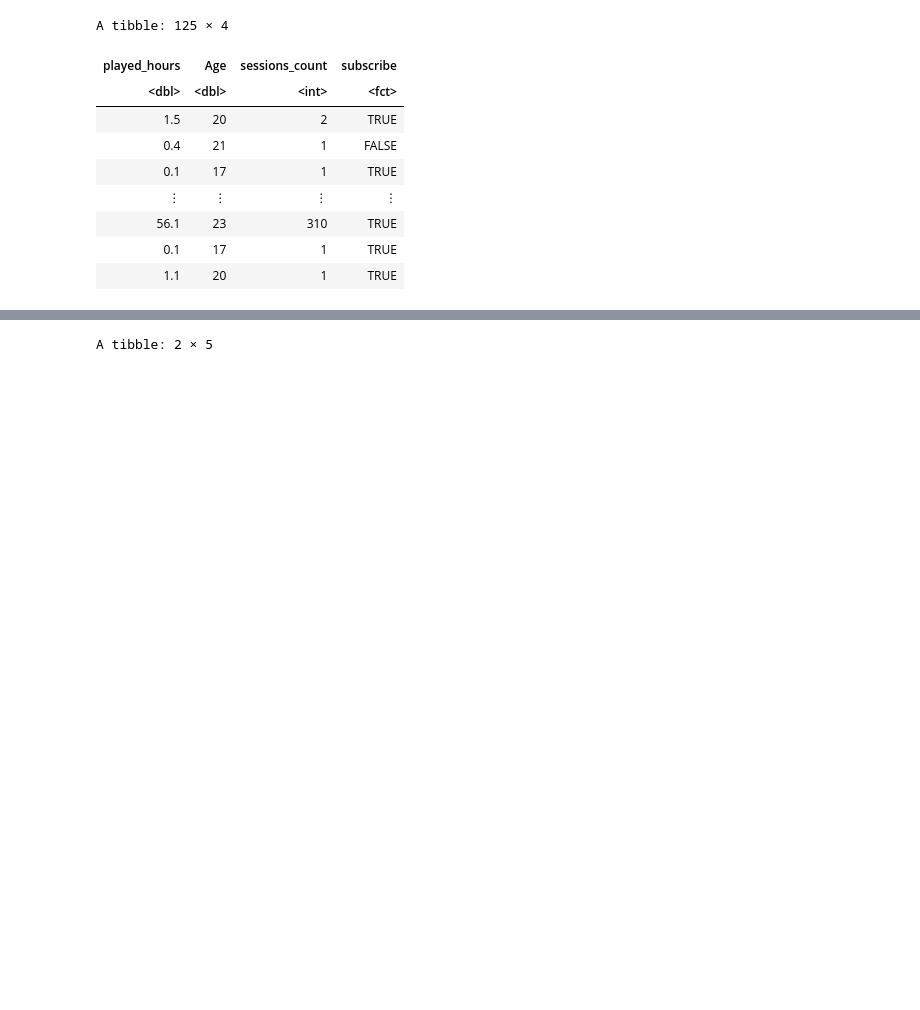
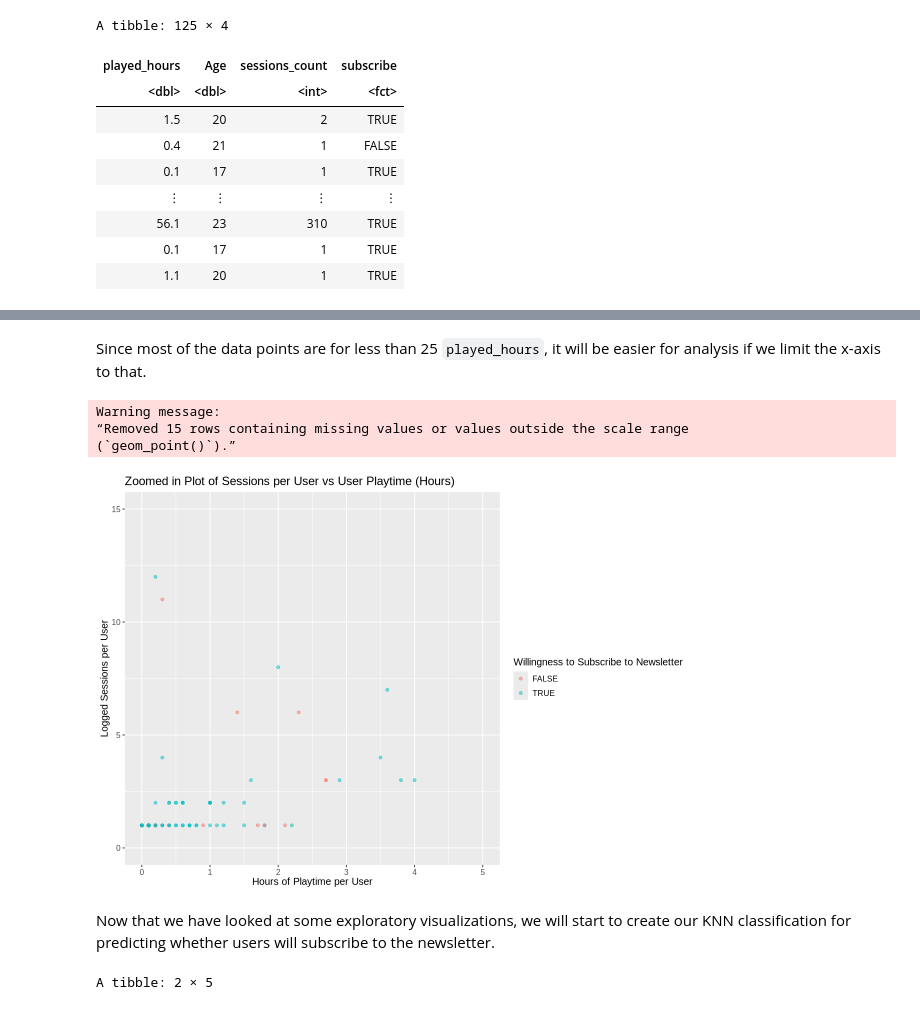
Before and after one commit to acay05/dsci-100-2025W2-006-group4, a Jupyter notebook: Final_Project_Group4.ipynb, the cells around one changed output, grey strips where cells are left out. Saved outputs shown, nothing was run; the diff lists cells and outputs as text; code cells hidden in the pictures; blank space fills up the shorter version.

```diff
--- a/Final_Project_Group4.ipynb
+++ b/Final_Project_Group4.ipynb
@@ -154,3 +158,22 @@ A tibble: 123 × 4
+# %% [markdown]
+Since most of the data points are for less than 25 `played_hours`, it will be easier for analysis if we limit the x-axis to that.
+# %%
+age_session_plot_zoomed_in <- selected_counted |>
+    ggplot(aes(x = played_hours, y = sessions_count, colour = subscribe)) +
+    geom_point(alpha = 0.5) +
+    labs(x = "Hours of Playtime per User", y = "Logged Sessions per User",
+         colour = "Willingness to Subscribe to Newsletter", title = "Zoomed in Plot of Sessions per User vs User Playtime (Hours)") +
+    theme(text = element_text(size = 12)) +
+    xlim(c(0,5)) +
+    ylim(c(0, 15))
+age_session_plot_zoomed_in
+# %% [output]
+Warning message:
+“Removed 15 rows containing missing values or values outside the scale range
+(`geom_point()`).”
+[figure, added]
+# %% [markdown]
+Now that we have looked at some exploratory visualizations, we will start to create our KNN classification for predicting whether users will subscribe to the newsletter.
 # %%
 #Splitting into testing and training set
 
```
Also changed, not shown: parts of 13 cells of this notebook.
